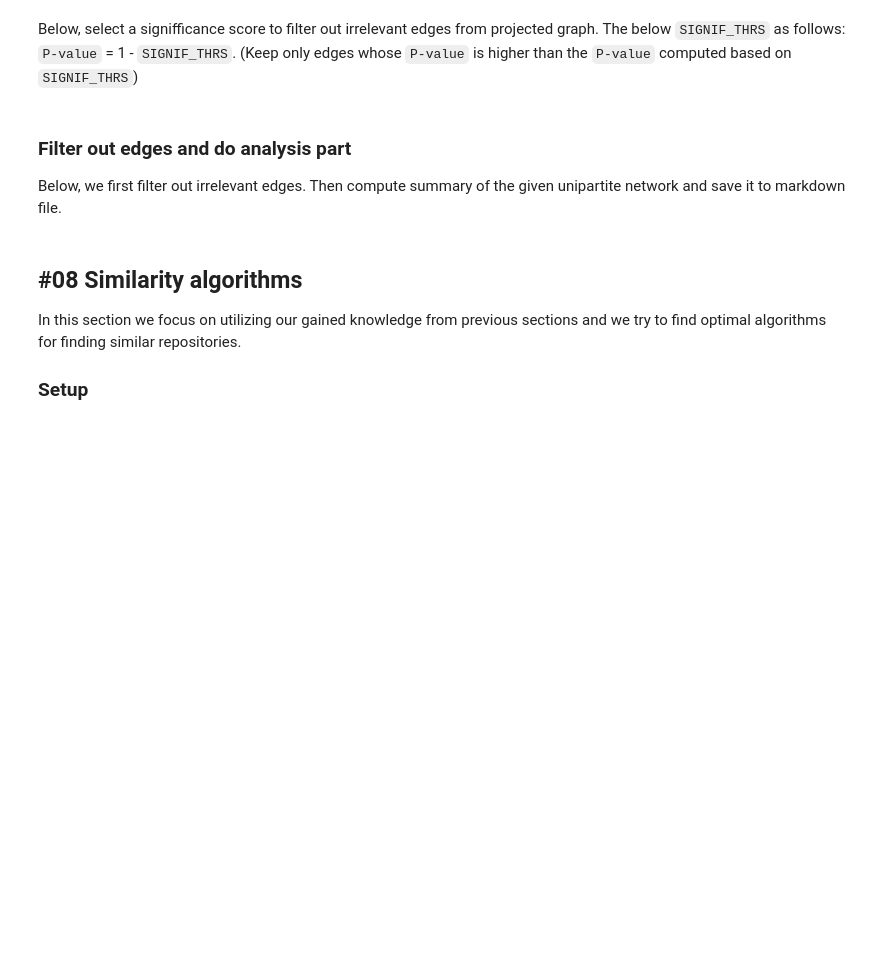
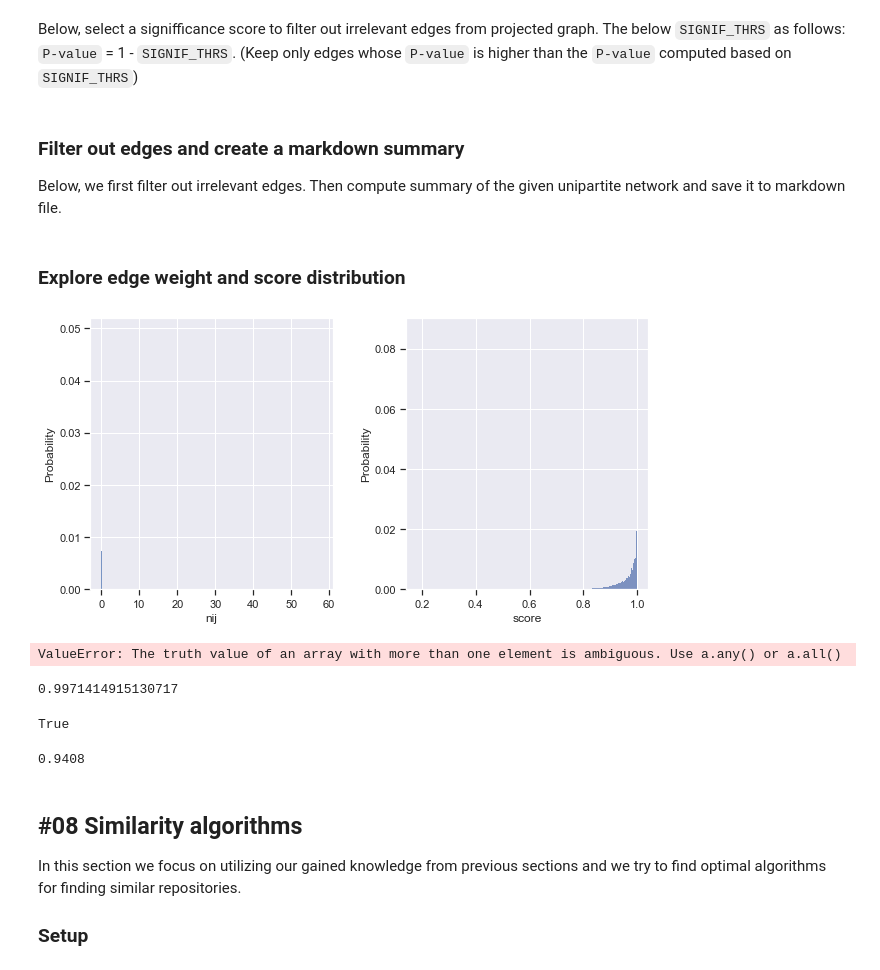
Before and after one commit to lukyrasocha/github-recommendation-system, a Jupyter notebook: main.ipynb, the cells around one changed output. Cells and saved outputs as stored; diff of their text form; code cells hidden in the pictures; blank space fills up the shorter version.

```diff
--- a/main.ipynb
+++ b/main.ipynb
@@ -947,7 +946,7 @@ Below, select a signifficance score to filter out irrelevant edges from projecte
 # %%
 SIGNIF_THRS = 0.95
 # %% [markdown]
-### Filter out edges and do analysis part
+### Filter out edges and create a markdown summary
 
 Below, we first filter out irrelevant edges. Then compute summary of the given unipartite network and save it to markdown file.
 # %%
@@ -1016,3 +1015,5 @@ if GENERATE_SUMMARY_PROJ_BACKB:
     # Save metadata
     summarise.write_metadata(metadata, filepath=PATH_TO['data']['metadata'], name='projections_backboning_summaries')
     print('Saved Metadata')
+# %% [markdown]
+### Explore edge weight and score distribution
@@ -1019,3 +1023,33 @@ if GENERATE_SUMMARY_PROJ_BACKB:
+# %%
+df = backboning.thresholding(
+                pd.read_csv(f"{PATH_TO['data']['backboning']}/{which_backboning}/{which_projection}.csv"),
+                SIGNIF_THRS)
+# %%
+# Setup figure so you can plot inside it
+fig, axs = plt.subplots(1, 2, figsize=(10, 5))
+plt.subplots_adjust(wspace=.3)
+
+# Plot the distribution
+weight_dist = sns.histplot(x='nij', data=df, ax=axs[0], stat='probability')
+score_dist = sns.histplot(x='score', data=df, ax=axs[1], stat='probability')
+# %% [output]
+[figure, added]
+# %%
+np.where(np.array(df['nij']) > 1 or np.array(df['nij']) < 0)
+# %% [output]
+ValueError: The truth value of an array with more than one element is ambiguous. Use a.any() or a.all()
+# %%
+np.sum(np.array(df['nij']) < 1)/np.array(df['nij']).shape[0]
+# %% [output]
+0.9971414915130717
+# %%
+(99/100)*(99/100) < 99/100
+# %% [output]
+True
+# %%
+98/100*96/100
+# %% [output]
+0.9408
 # %% [markdown]
 ## #08 Similarity algorithms
 
```
Also changed, not shown: parts of 7 cells of this notebook, 19 other files.
